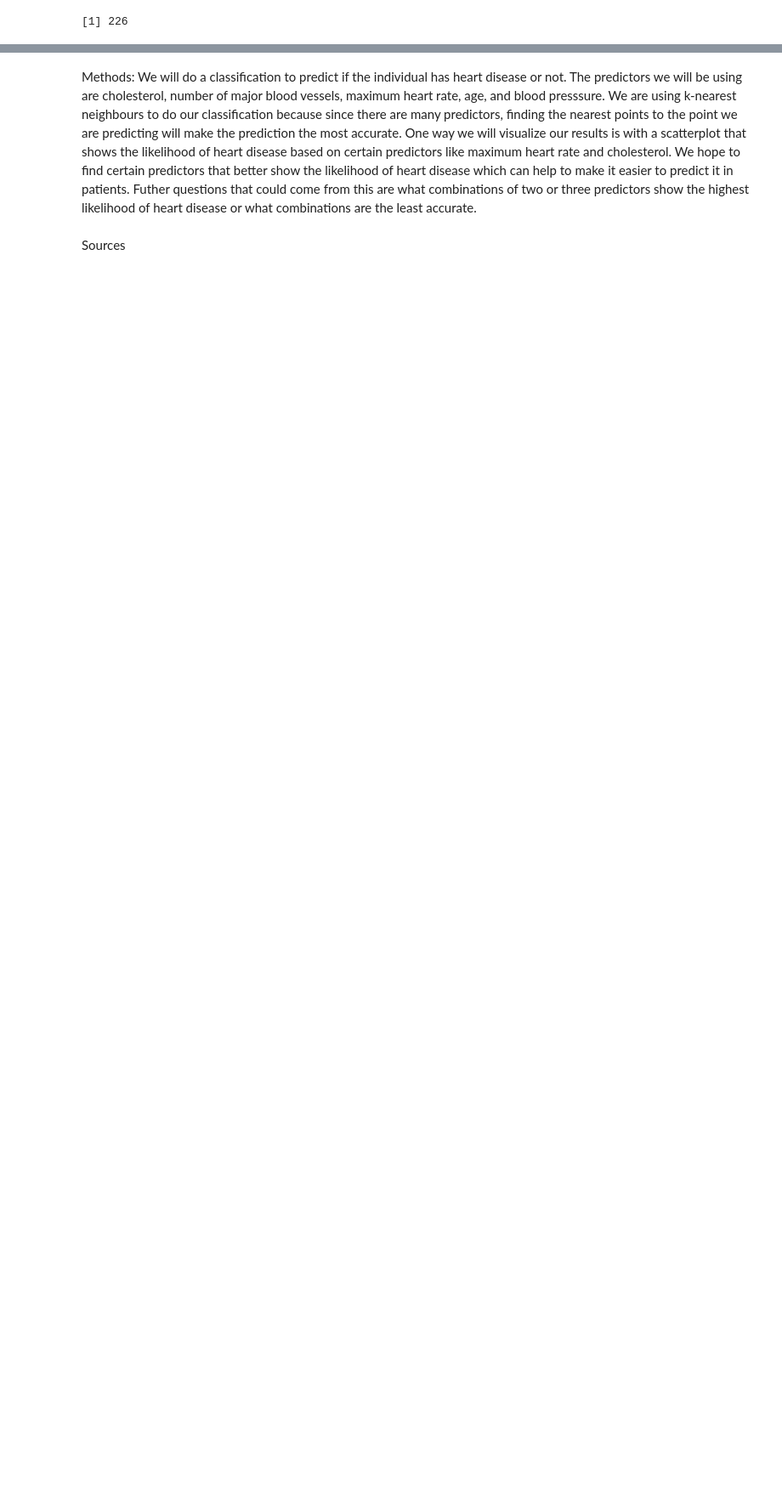
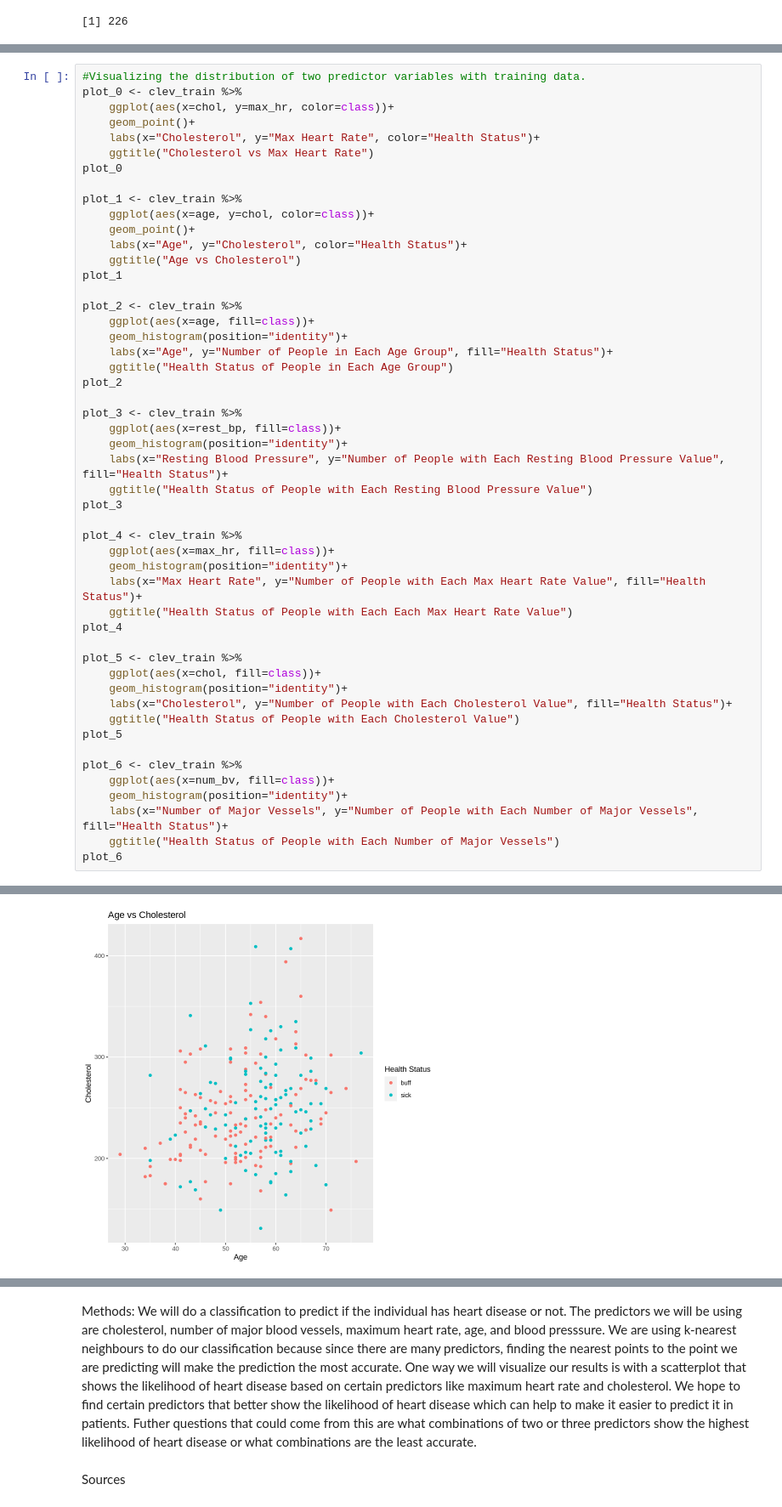
Before and after one commit to rhiannoncharles/DSCI100-Project, a Jupyter notebook: project_proposal.ipynb, the cells around one changed output, grey strips where cells are left out. Shown at 85% size. Saved outputs shown, nothing was run; the diff lists cells and outputs as text; blank space fills up the shorter version.

Commit message:
Added 6 more graphs

```diff
--- a/project_proposal.ipynb
+++ b/project_proposal.ipynb
@@ -151,0 +142,51 @@ plot_1
+# %%
+#Visualizing the distribution of two predictor variables with training data.
+plot_0 <- clev_train %>%
+    ggplot(aes(x=chol, y=max_hr, color=class))+
+    geom_point()+
+    labs(x="Cholesterol", y="Max Heart Rate", color="Health Status")+
+    ggtitle("Cholesterol vs Max Heart Rate")
+plot_0
+
+plot_1 <- clev_train %>%
+    ggplot(aes(x=age, y=chol, color=class))+
+    geom_point()+
+    labs(x="Age", y="Cholesterol", color="Health Status")+
+    ggtitle("Age vs Cholesterol")
+plot_1
+
+plot_2 <- clev_train %>%
+    ggplot(aes(x=age, fill=class))+
+    geom_histogram(position="identity")+
+    labs(x="Age", y="Number of People in Each Age Group", fill="Health Status")+
+    ggtitle("Health Status of People in Each Age Group")
+plot_2
+
+plot_3 <- clev_train %>%
+    ggplot(aes(x=rest_bp, fill=class))+
+    geom_histogram(position="identity")+
+    labs(x="Resting Blood Pressure", y="Number of People with Each Resting Blood Pressure Value", fill="Health Status")+
+    ggtitle("Health Status of People with Each Resting Blood Pressure Value")
+plot_3
+
+plot_4 <- clev_train %>%
+    ggplot(aes(x=max_hr, fill=class))+
+    geom_histogram(position="identity")+
+    labs(x="Max Heart Rate", y="Number of People with Each Max Heart Rate Value", fill="Health Status")+
+    ggtitle("Health Status of People with Each Each Max Heart Rate Value")
+plot_4
+
+plot_5 <- clev_train %>%
+    ggplot(aes(x=chol, fill=class))+
+    geom_histogram(position="identity")+
+    labs(x="Cholesterol", y="Number of People with Each Cholesterol Value", fill="Health Status")+
+    ggtitle("Health Status of People with Each Cholesterol Value")
+plot_5
+
+plot_6 <- clev_train %>%
+    ggplot(aes(x=num_bv, fill=class))+
+    geom_histogram(position="identity")+
+    labs(x="Number of Major Vessels", y="Number of People with Each Number of Major Vessels", fill="Health Status")+
+    ggtitle("Health Status of People with Each Number of Major Vessels")
+plot_6
+# %% [output]
@@ -151,0 +195 @@ plot_1
+[figure, added]
```
Also changed, not shown: parts of 3 cells of this notebook.
